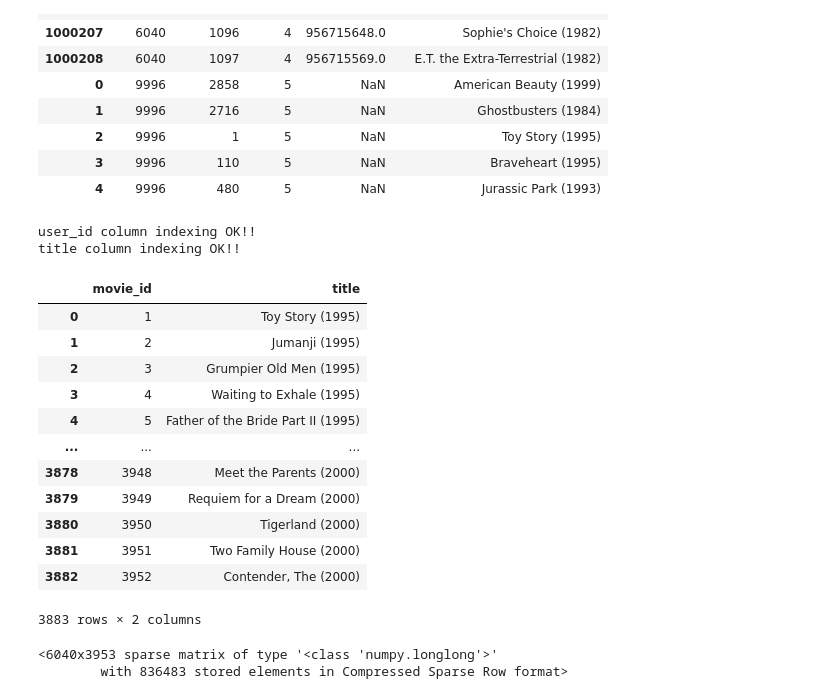
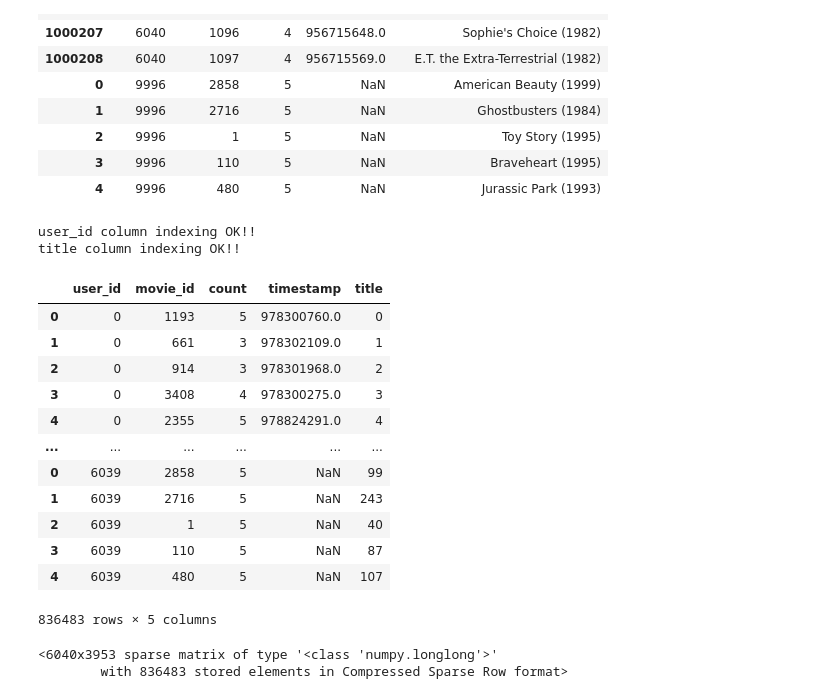
Before and after one commit to cosmic4dev/modulab, a Jupyter notebook: [E-09]RecommendSystem.ipynb, the cells around one changed output. Saved outputs shown, nothing was run; the diff lists cells and outputs as text; code cells hidden in the pictures.

```diff
--- a/[E-09]RecommendSystem.ipynb
+++ b/[E-09]RecommendSystem.ipynb
@@ -173,40 +174,40 @@ movie_to_idx = {v:k for k,v in enumerate(movie_unique)}
 # %%
 # indexing을 통해 데이터 컬럼 내 값을 바꾸는 코드
 
 # user_to_idx.get을 통해 user_id 컬럼의 모든 값을 인덱싱한 Series를 구해 봅시다.
 # 혹시 정상적으로 인덱싱되지 않은 row가 있다면 인덱스가 NaN이 될 테니 dropna()로 제거합니다.
 temp_user_data = ratings['user_id'].map(user_to_idx.get).dropna()
 if len(temp_user_data) == len(ratings):   # 모든 row가 정상적으로 인덱싱되었다면
     print('user_id column indexing OK!!')
     ratings['user_id'] = temp_user_data   # data['user_id']을 인덱싱된 Series로 교체해 줍니다.
 else:
     print('user_id column indexing Fail!!')
 
 # artist_to_idx을 통해 title 컬럼도 동일한 방식으로 인덱싱해 줍니다.
 temp_movie_data = ratings['title'].map(movie_to_idx.get).dropna()
 if len(temp_movie_data) == len(ratings):
     print('title column indexing OK!!')
     ratings['title'] = temp_movie_data
 else:
     print('title column indexing Fail!!')
 
-data
+ratings
 # %% [output]
 user_id column indexing OK!!
 title column indexing OK!!
-|  | movie_id | title |
-| 0 | 1 | Toy Story (1995) |
-| 1 | 2 | Jumanji (1995) |
-| 2 | 3 | Grumpier Old Men (1995) |
-| 3 | 4 | Waiting to Exhale (1995) |
-| 4 | 5 | Father of the Bride Part II (1995) |
-| ... | ... | ... |
-| 3878 | 3948 | Meet the Parents (2000) |
-| 3879 | 3949 | Requiem for a Dream (2000) |
-| 3880 | 3950 | Tigerland (2000) |
-| 3881 | 3951 | Two Family House (2000) |
-| 3882 | 3952 | Contender, The (2000) |
+|  | user_id | movie_id | count | timestamp | title |
+| 0 | 0 | 1193 | 5 | 978300760.0 | 0 |
+| 1 | 0 | 661 | 3 | 978302109.0 | 1 |
+| 2 | 0 | 914 | 3 | 978301968.0 | 2 |
+| 3 | 0 | 3408 | 4 | 978300275.0 | 3 |
+| 4 | 0 | 2355 | 5 | 978824291.0 | 4 |
+| ... | ... | ... | ... | ... | ... |
+| 0 | 6039 | 2858 | 5 | NaN | 99 |
+| 1 | 6039 | 2716 | 5 | NaN | 243 |
+| 2 | 6039 | 1 | 5 | NaN | 40 |
+| 3 | 6039 | 110 | 5 | NaN | 87 |
+| 4 | 6039 | 480 | 5 | NaN | 107 |
-3883 rows × 2 columns
+836483 rows × 5 columns
 # %%
 #CSR matrix
 
```
Also changed, not shown: parts of 12 cells of this notebook.
